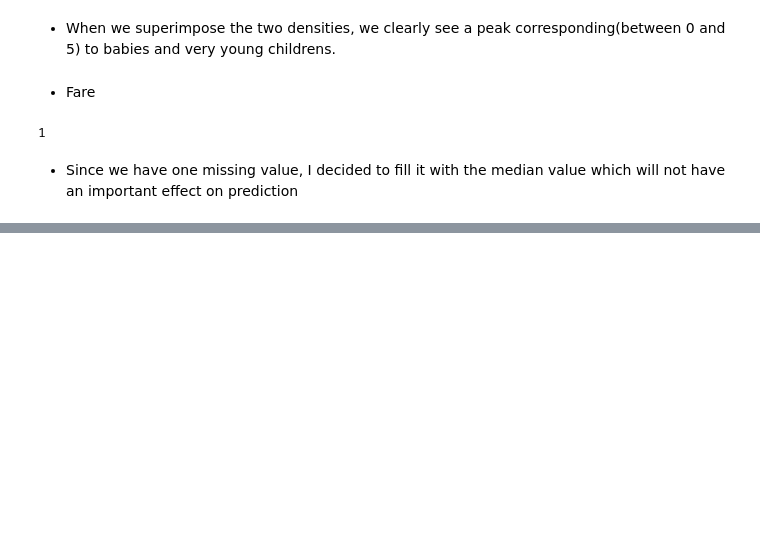
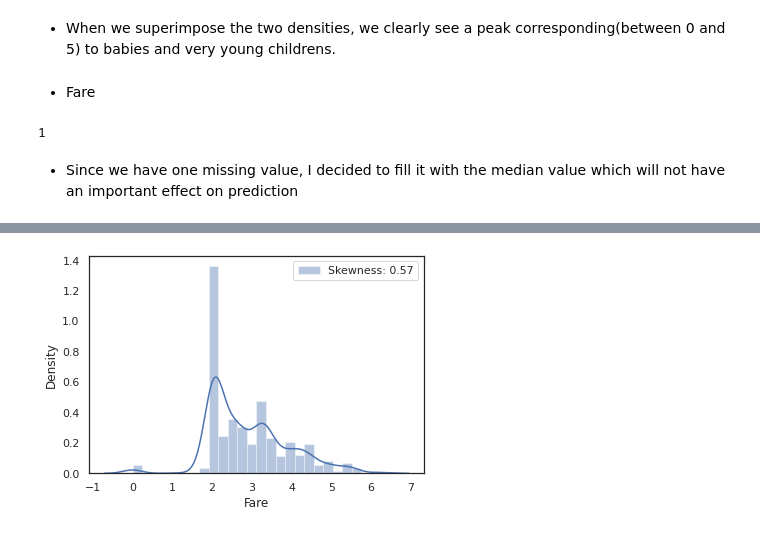
Before and after one commit to syi07030/NLP_study, a Jupyter notebook: Kaggle_BinaryClassification_TabularData/1.Titanic/Titanic_top4%_with_ensemble_modeling/Titanic_Top_4_with_ensemble_modeling.ipynb, the cells around one changed output, grey strips where cells are left out. Cells and saved outputs as stored; diff of their text form; code cells hidden in the pictures; blank space fills up the shorter version.

```diff
--- a/Kaggle_BinaryClassification_TabularData/1.Titanic/Titanic_top4%_with_ensemble_modeling/Titanic_Top_4_with_ensemble_modeling.ipynb
+++ b/Kaggle_BinaryClassification_TabularData/1.Titanic/Titanic_top4%_with_ensemble_modeling/Titanic_Top_4_with_ensemble_modeling.ipynb
@@ -301,0 +312,5 @@ dataset['Fare'] = dataset["Fare"].fillna(dataset["Fare"].median())
+# %%
+g = sns.distplot(dataset["Fare"],color='b',label="Skewness: %.2f"%(dataset["Fare"].skew()))
+g = g.legend(loc="best")
+# %% [output]
+[figure, added]
```
Also changed, not shown: parts of 12 cells of this notebook.
